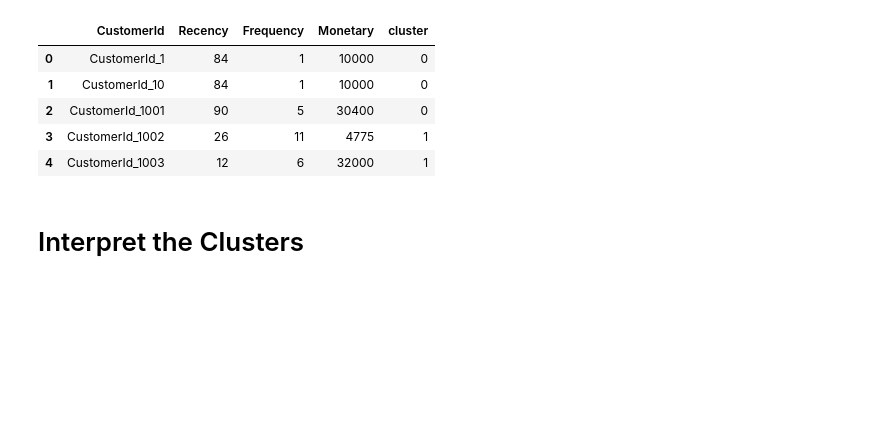
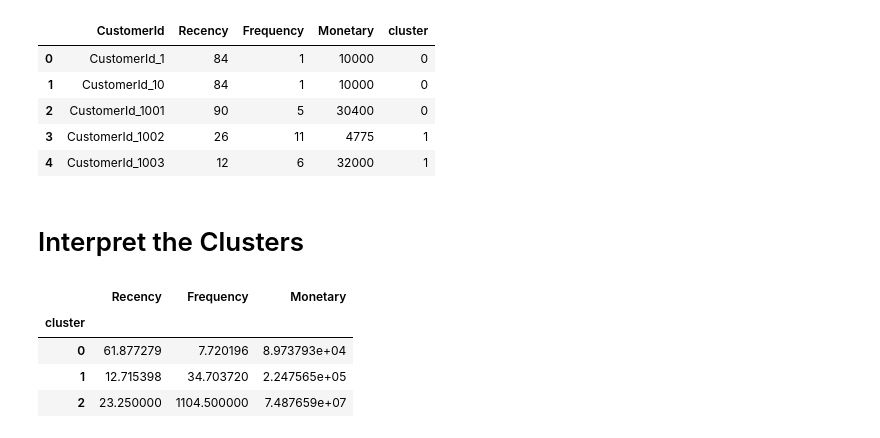
Before and after one commit to rahel-yab/Credit-Risk-Model, a Jupyter notebook: notebooks/eda.ipynb, the cells around one changed output. Saved outputs shown, nothing was run; the diff lists cells and outputs as text; code cells hidden in the pictures; blank space fills up the shorter version.

```diff
--- a/notebooks/eda.ipynb
+++ b/notebooks/eda.ipynb
@@ -228,3 +228,11 @@ rfm.head()
 | 4 | CustomerId_1003 | 12 | 6 | 32000 | 1 |
 # %% [markdown]
 # Interpret the Clusters
+# %%
+rfm.groupby("cluster")[["Recency", "Frequency", "Monetary"]].mean()
+# %% [output]
+|  | Recency | Frequency | Monetary |
+| cluster |  |  |  |
+| 0 | 61.877279 | 7.720196 | 8.973793e+04 |
+| 1 | 12.715398 | 34.703720 | 2.247565e+05 |
+| 2 | 23.250000 | 1104.500000 | 7.487659e+07 |
```
Also changed, not shown: parts of 2 cells of this notebook.
